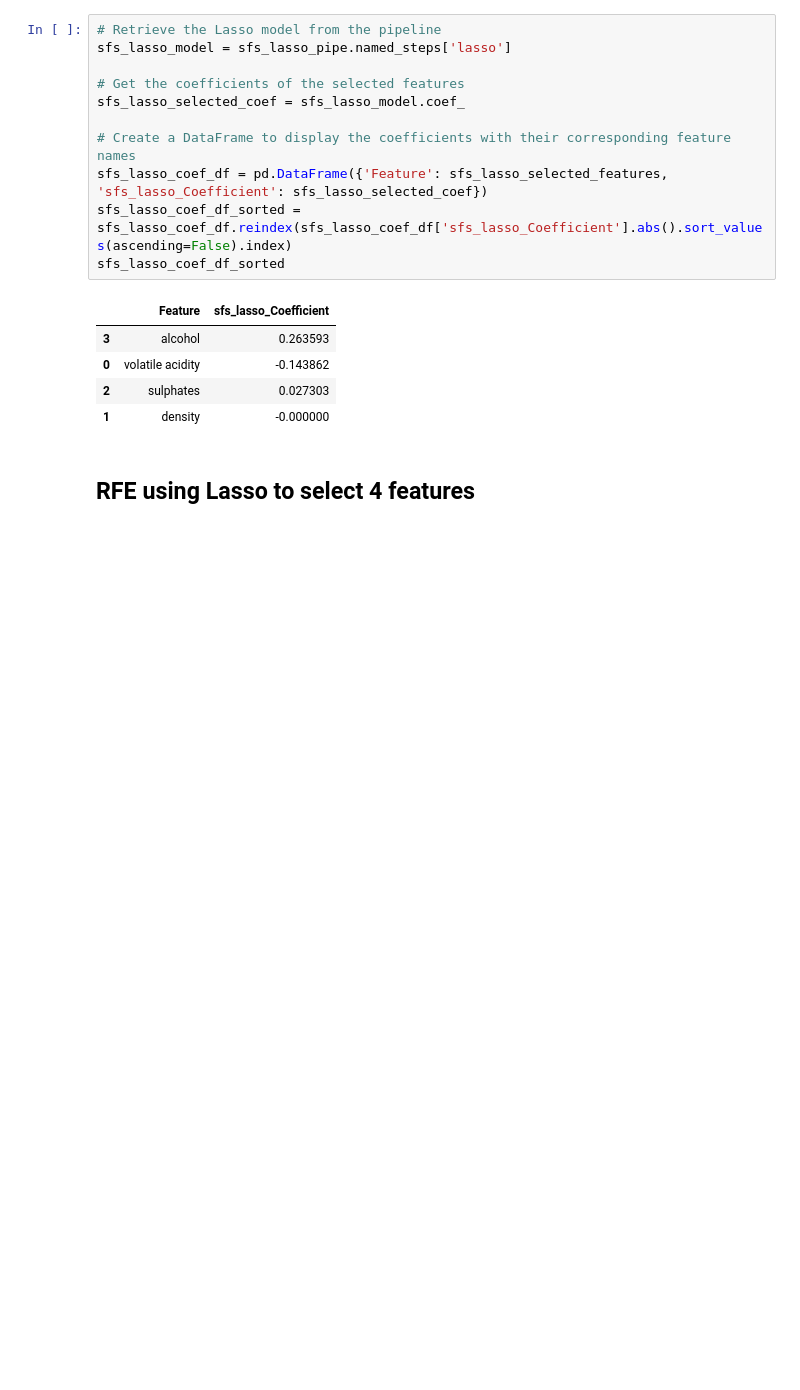
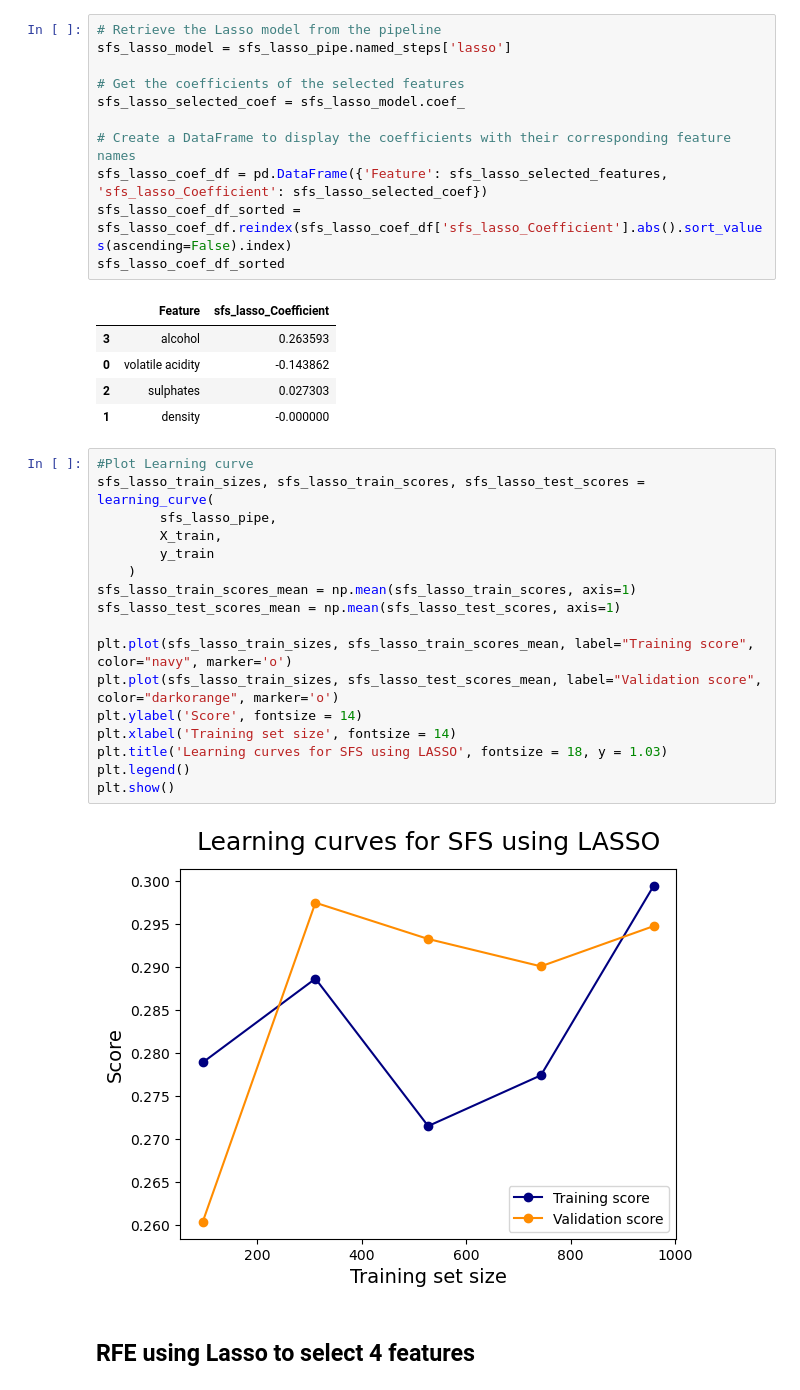
Before and after one commit to mitbans/Comparing-Feature-Selection-Methods, a Jupyter notebook: notebooks/feature_selection_methods.ipynb, the cells around one changed output. Drawn from its saved outputs; the diff is of its cells as text; blank space fills up the shorter version.

```diff
--- a/notebooks/feature_selection_methods.ipynb
+++ b/notebooks/feature_selection_methods.ipynb
@@ -221,6 +232,25 @@ sfs_lasso_coef_df_sorted
 | 0 | volatile acidity | -0.143862 |
 | 2 | sulphates | 0.027303 |
 | 1 | density | -0.000000 |
+# %%
+#Plot Learning curve
+sfs_lasso_train_sizes, sfs_lasso_train_scores, sfs_lasso_test_scores = learning_curve(
+        sfs_lasso_pipe,
+        X_train,
+        y_train
+    )
+sfs_lasso_train_scores_mean = np.mean(sfs_lasso_train_scores, axis=1)
+sfs_lasso_test_scores_mean = np.mean(sfs_lasso_test_scores, axis=1)
+
+plt.plot(sfs_lasso_train_sizes, sfs_lasso_train_scores_mean, label="Training score", color="navy", marker='o')
+plt.plot(sfs_lasso_train_sizes, sfs_lasso_test_scores_mean, label="Validation score", color="darkorange", marker='o')
+plt.ylabel('Score', fontsize = 14)
+plt.xlabel('Training set size', fontsize = 14)
+plt.title('Learning curves for SFS using LASSO', fontsize = 18, y = 1.03)
+plt.legend()
+plt.show()
+# %% [output]
+[figure, added]
 # %% [markdown]
 ## RFE using Lasso to select 4 features
 # %%
```
Also changed, not shown: parts of 10 cells of this notebook.
